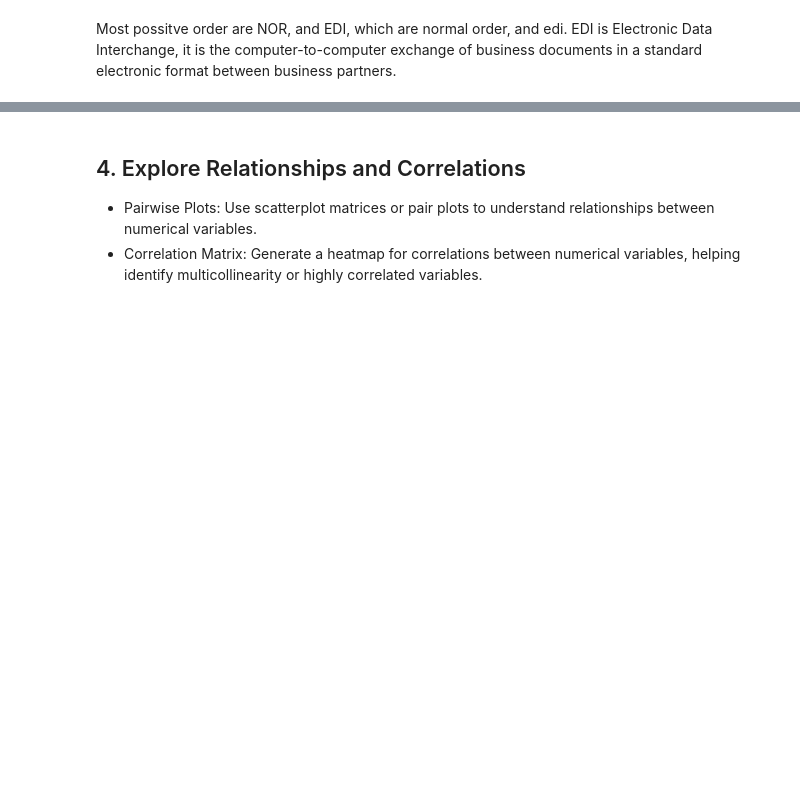
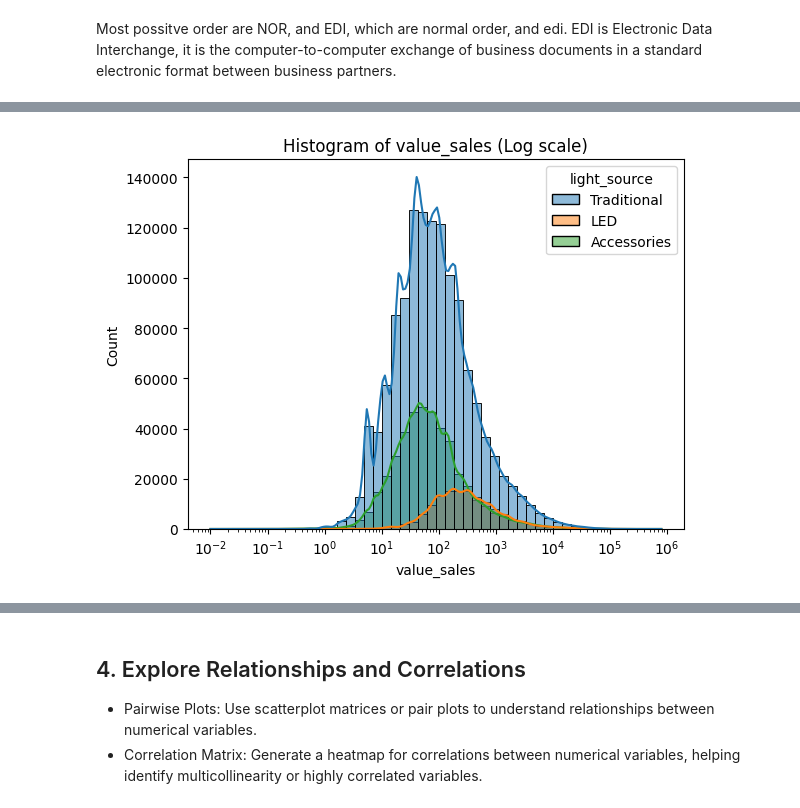
Before and after one commit to C4PT41N4545/BUSA8000-LuminaTech_Analytics_Project, a Jupyter notebook: notebooks/exploratory_analysis.ipynb, the cells around one changed output, grey strips where cells are left out. Saved outputs shown, nothing was run; the diff lists cells and outputs as text; code cells hidden in the pictures; blank space fills up the shorter version.

```diff
--- a/notebooks/exploratory_analysis.ipynb
+++ b/notebooks/exploratory_analysis.ipynb
@@ -366,0 +496,11 @@ Most possitve order are NOR, and EDI, which are normal order, and edi. EDI is El
+# %%
+test = df.dropna()
+test['Profit'] = test['value_sales'] - test['value_cost']
+test['Profit_margin'] = test['Profit'] / test['value_sales']
+test['unit_price'] = test['value_sales'] / test['value_quantity']
+print(f"count of missing values: {test.shape[0]}")
+test = test[test['value_sales'] != 0]
+test = test[test['Profit'] != 0]
+test = test[test['value_cost'] != 0]
+test = test[test['Profit_margin'] > 0]
+print(f"count of value_sales not equal to 0: {test.shape[0]}")
@@ -366,0 +525,6 @@ Most possitve order are NOR, and EDI, which are normal order, and edi. EDI is El
+# %%
+sns.histplot(data=test, x='value_sales', bins=50, kde=True,log_scale=True, hue='light_source')
+plt.title("Histogram of value_sales (Log scale)")
+plt.show()
+# %% [output]
+[figure, added]
```
Also changed, not shown: parts of 21 cells of this notebook.
